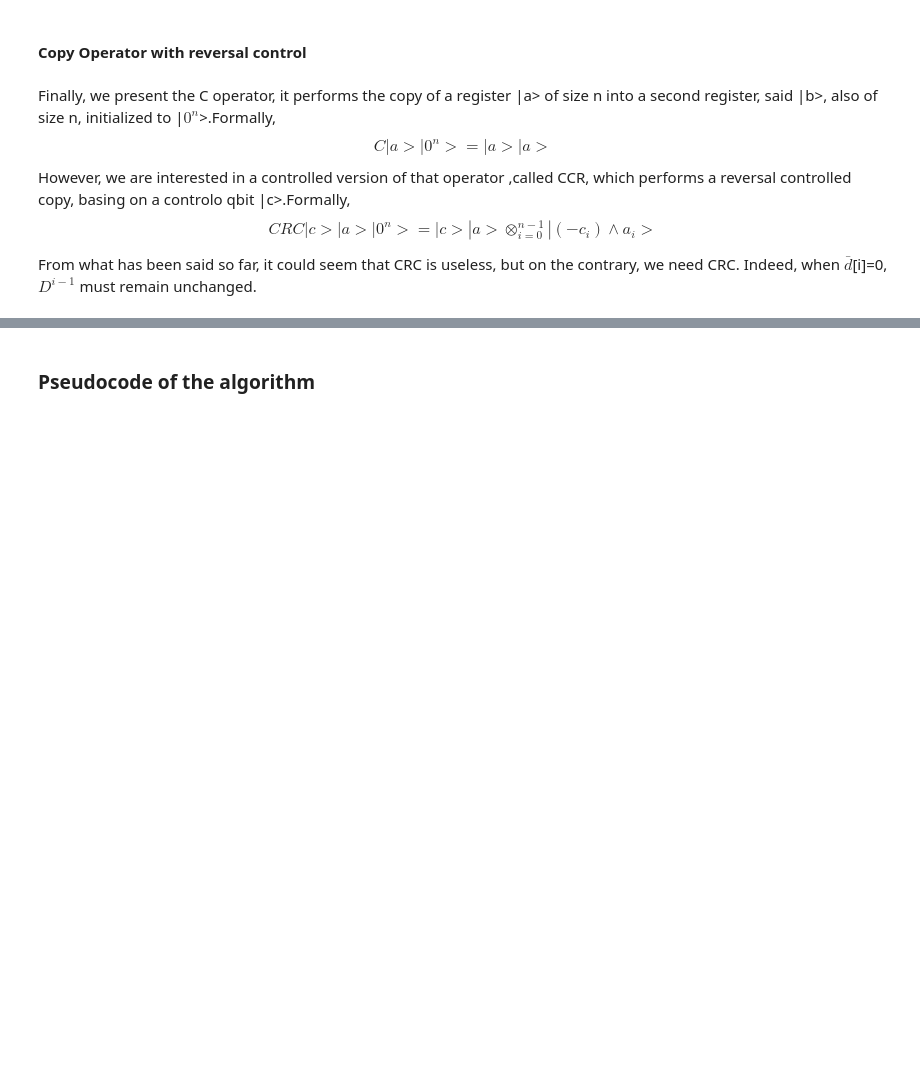
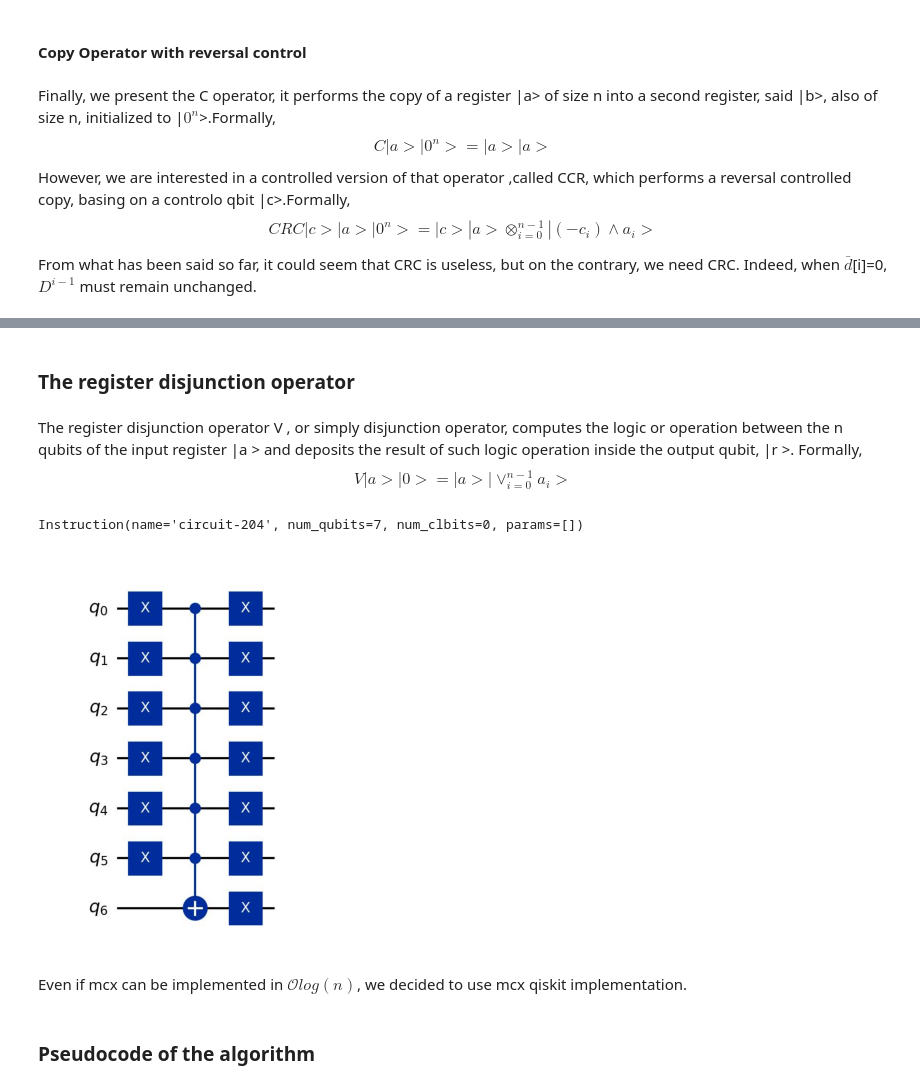
Before and after one commit to alexinho30/QuantumFixedMatching, a Jupyter notebook: QSC.ipynb, the cells around one changed output, grey strips where cells are left out. Cells and saved outputs as stored; diff of their text form; code cells hidden in the pictures; blank space fills up the shorter version.

Commit message:
final implementation

```diff
--- a/QSC.ipynb
+++ b/QSC.ipynb
@@ -575,3 +576,43 @@ Instruction(name='circuit-2011', num_qubits=12, num_clbits=0, params=[])
+# %% [markdown]
+### The register disjunction operator
+# %% [markdown]
+The register disjunction operator V , or simply disjunction operator, computes the
+logic or operation between the n qubits of the input register |a > and deposits
+the result of such logic operation inside the output qubit, |r >. Formally,
+$$
+V|a>|0> = |a>|\lor_{i=0}^{n-1}a_i>
+$$
+# %%
+# implementation of disjunction operator
+# arg
+#    n: dimension of the register
+#    draw: boolean parameter for printing the gate
+# return
+#   a gate
+
+def V(n: int, draw: bool)->Gate:
+
+    qc = QuantumCircuit(n + 1)
+
+    for i in range(n):
+        qc.x(i)
+
+    qc.mcx([i for i in range(n)], n)
+
+    for i in range(n +1):
+        qc.x(i)
+
+    if(draw): draw_circuit(qc)
+    qc = qc.to_gate(label="V")
+    return qc
+
+#example with n = 6
+V(6, True)
+# %% [output]
+Instruction(name='circuit-204', num_qubits=7, num_clbits=0, params=[])
+[figure, added]
+# %% [markdown]
+Even if mcx can be implemented in  $\mathcal{O}{log(n)}$, we decided to use mcx qiskit implementation.
 # %% [markdown]
 ### Pseudocode of the algorithm
 # %% [markdown]
```
Also changed, not shown: parts of 34 cells of this notebook.
